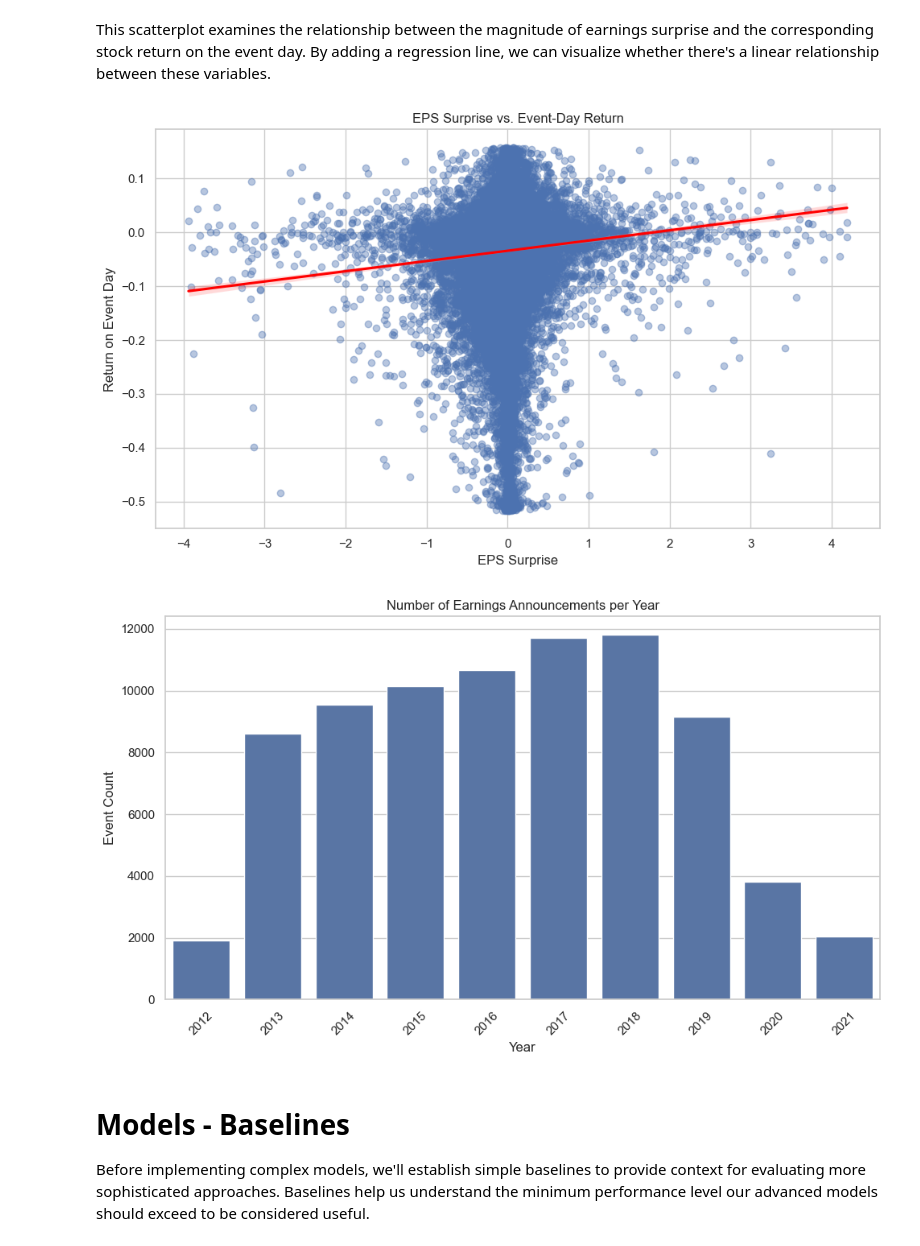
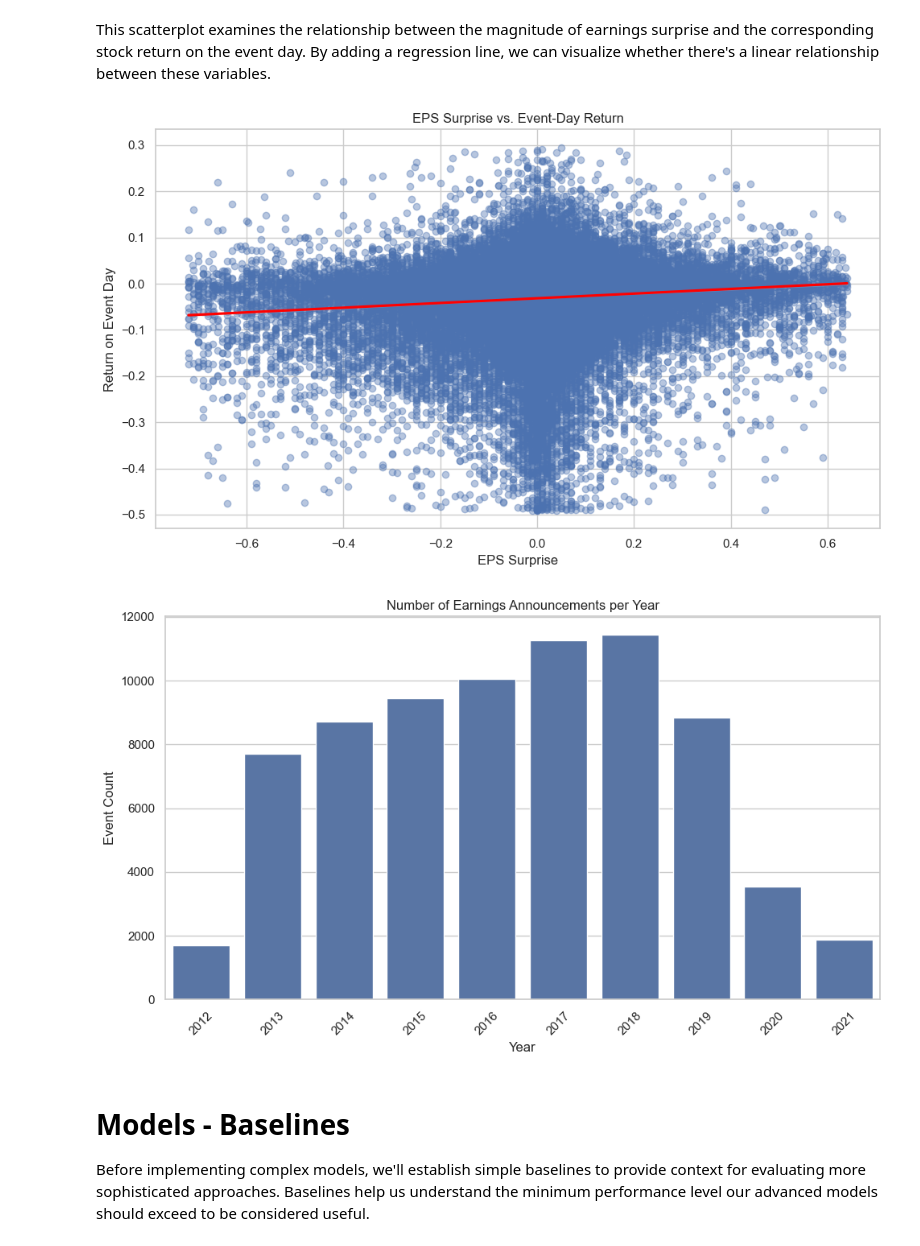
Before and after one commit to edfan1/CIS5450FinalProject, a Jupyter notebook: Notebook.ipynb, the cells around one changed output. Saved outputs shown, nothing was run; the diff lists cells and outputs as text; code cells hidden in the pictures.

```diff
--- a/Notebook.ipynb
+++ b/Notebook.ipynb
@@ -179,12 +239,6 @@ df['year'] = df['earnings_date'].dt.year
 # %%
-# Set Seaborn style
-sns.set(style="whitegrid")
-"# Create a cleaned dataframe without extreme returns\n",
-df = df[(df['return'] > df['return'].quantile(0.01)) & (df['return'] < df['return'].quantile(0.98))]
-"# Check the new range\n",
-df_filtered_both = df[(df['surprise'] > df['surprise'].quantile(0.001)) & (df['surprise'] < df['surprise'].quantile(0.999)) & (df['return'] > df['return'].quantile(0.001)) & (df['return'] < df['return'].quantile(0.999))]
-# 1. Distribution of Earnings Surprise\n",
-df_filtered = df[(df['surprise'] > df['surprise'].quantile(0.001)) & (df['surprise'] < df['surprise'].quantile(0.999))]
+# Remove extreme return outliers from main dataset
+df = df[(df['surprise'] > df['surprise'].quantile(0.01)) & (df['surprise'] < df['surprise'].quantile(0.99)) & (df['return'] > df['return'].quantile(0.01)) & (df['return'] < df['return'].quantile(0.99))]
 # %% [markdown]
 ### Graph 1: Distribution of Earnings Surprise
 # %% [markdown]
@@ -225,14 +279,14 @@ This scatterplot examines the relationship between the magnitude of earnings sur
 # %%
 # 3. Surprise vs. Event-Day Return\n",
 plt.figure(figsize=(10, 6))
-sns.regplot(data=df_filtered_both, x='surprise', y='return', scatter_kws={'alpha':0.4}, line_kws={'color':'red'})
+sns.regplot(data=df, x='surprise', y='return', scatter_kws={'alpha':0.4}, line_kws={'color':'red'})
 plt.title("EPS Surprise vs. Event-Day Return")
 plt.xlabel("EPS Surprise")
 plt.ylabel("Return on Event Day")
 plt.tight_layout()
 plt.show()
 # %% [output]
-[figure, old version]
+[figure, new version]
 # %%
 # 4. Count of Earnings Events per Year\n",
 plt.figure(figsize=(10, 6))
@@ -245,7 +299,7 @@ plt.xticks(rotation=45)
 plt.tight_layout()
 plt.show()
 # %% [output]
-[figure, old version]
+[figure, new version]
 # %% [markdown]
 # Models - Baselines
 
```
Also changed, not shown: parts of 43 cells of this notebook.
